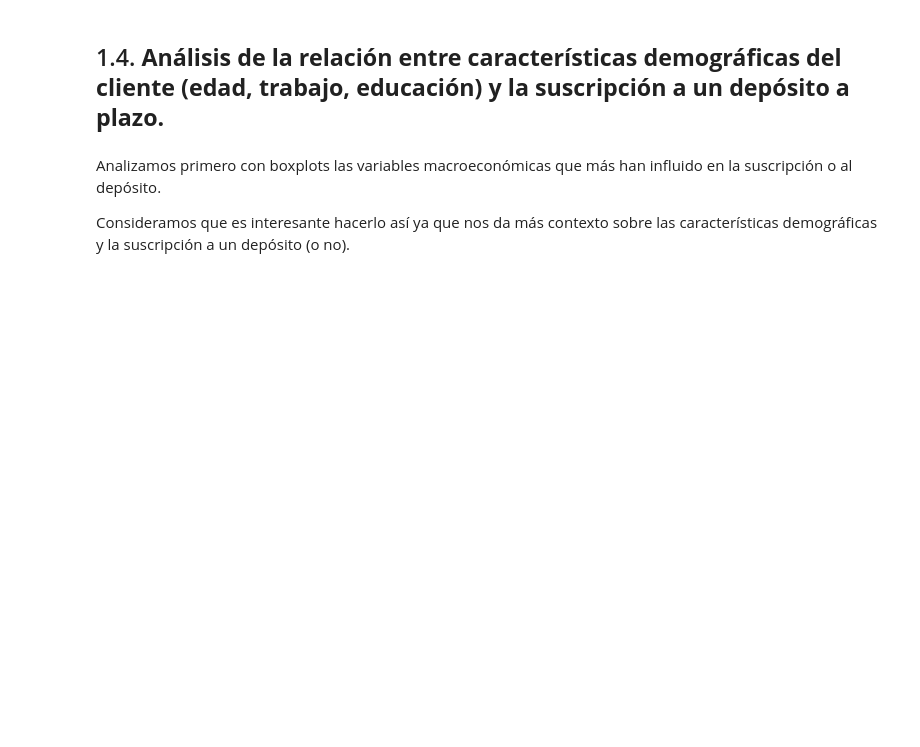
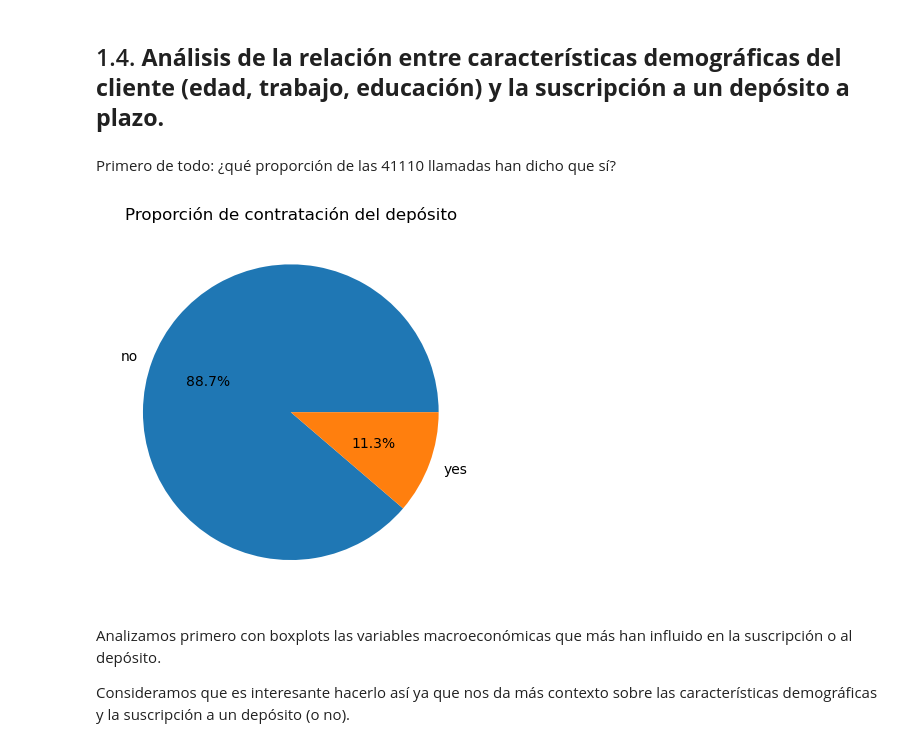
Before and after one commit to arnausans23/data-analytics-tfm, a Jupyter notebook: 1_analisis_datos_v2.ipynb, the cells around one changed output. Cells and saved outputs as stored; diff of their text form; code cells hidden in the pictures; blank space fills up the shorter version.

```diff
--- a/1_analisis_datos_v2.ipynb
+++ b/1_analisis_datos_v2.ipynb
@@ -595,6 +595,15 @@ Número de outliers en la columna "nr_employed": 0
 ###################################################################################
 # %% [markdown]
 ## 1.4. **Análisis de la relación entre características demográficas del cliente (edad, trabajo, educación) y la suscripción a un depósito a plazo.**
+# %% [markdown]
+Primero de todo: ¿qué proporción de las 41110 llamadas han dicho que sí?
+# %%
+df_clean['result'].value_counts().plot.pie(autopct='%1.1f%%')
+plt.title('Proporción de contratación del depósito')
+plt.ylabel('')
+plt.show()
+# %% [output]
+[figure, added]
 # %% [markdown]
 Analizamos primero con boxplots las variables macroeconómicas que más han influido en la suscripción o al depósito.
 
```
Also changed, not shown: parts of 5 cells of this notebook.
